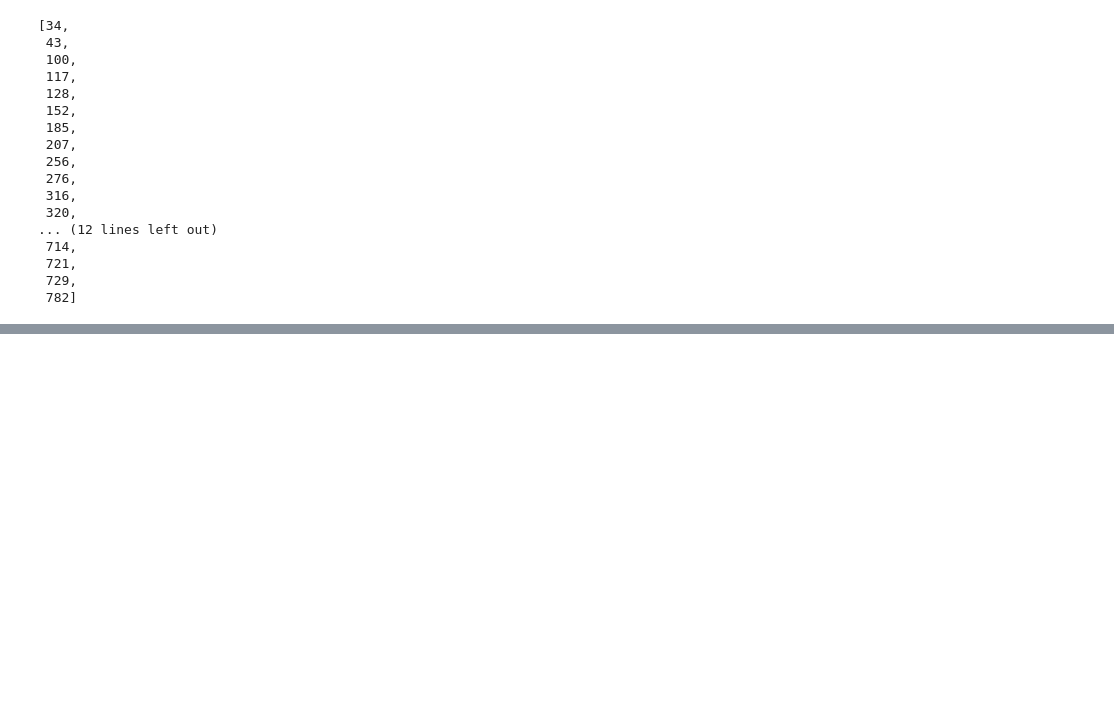
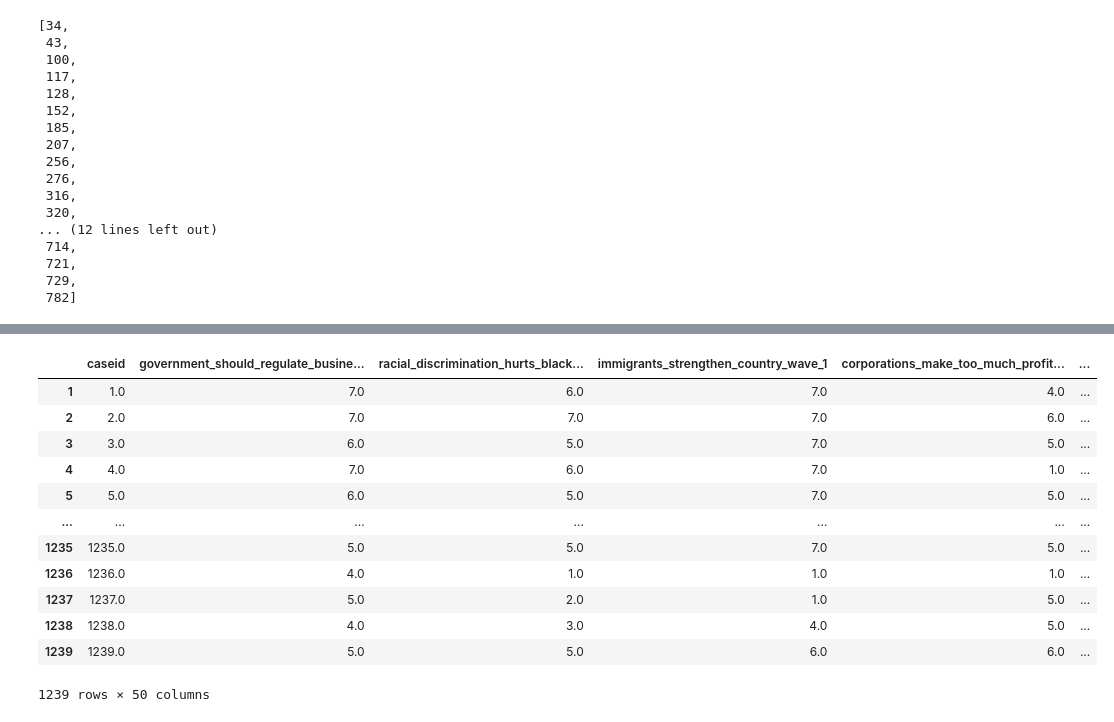
Before and after one commit to Y-Sui/OKGQA, a Jupyter notebook: retrieve_subgraph.ipynb, the cells around one changed output, grey strips where cells are left out. Saved outputs shown, nothing was run; the diff lists cells and outputs as text; code cells hidden in the pictures; blank space fills up the shorter version.

```diff
--- a/retrieve_subgraph.ipynb
+++ b/retrieve_subgraph.ipynb
@@ -525,0 +670,16 @@ with open("OKG/error_subgraph_indices.txt", "w") as f:
+# %%
+df
+# %% [output]
+|  | caseid | government_should_regulate_busine... | racial_discrimination_hurts_black... | immigrants_strengthen_country_wave_1 | corporations_make_too_much_profit... | ... |
+| 1 | 1.0 | 7.0 | 6.0 | 7.0 | 4.0 | ... |
+| 2 | 2.0 | 7.0 | 7.0 | 7.0 | 6.0 | ... |
+| 3 | 3.0 | 6.0 | 5.0 | 7.0 | 5.0 | ... |
+| 4 | 4.0 | 7.0 | 6.0 | 7.0 | 1.0 | ... |
+| 5 | 5.0 | 6.0 | 5.0 | 7.0 | 5.0 | ... |
+| ... | ... | ... | ... | ... | ... | ... |
+| 1235 | 1235.0 | 5.0 | 5.0 | 7.0 | 5.0 | ... |
+| 1236 | 1236.0 | 4.0 | 1.0 | 1.0 | 1.0 | ... |
+| 1237 | 1237.0 | 5.0 | 2.0 | 1.0 | 5.0 | ... |
+| 1238 | 1238.0 | 4.0 | 3.0 | 4.0 | 5.0 | ... |
+| 1239 | 1239.0 | 5.0 | 5.0 | 6.0 | 6.0 | ... |
+1239 rows × 50 columns
```
Also changed, not shown: parts of 17 cells of this notebook, 28 other files.
